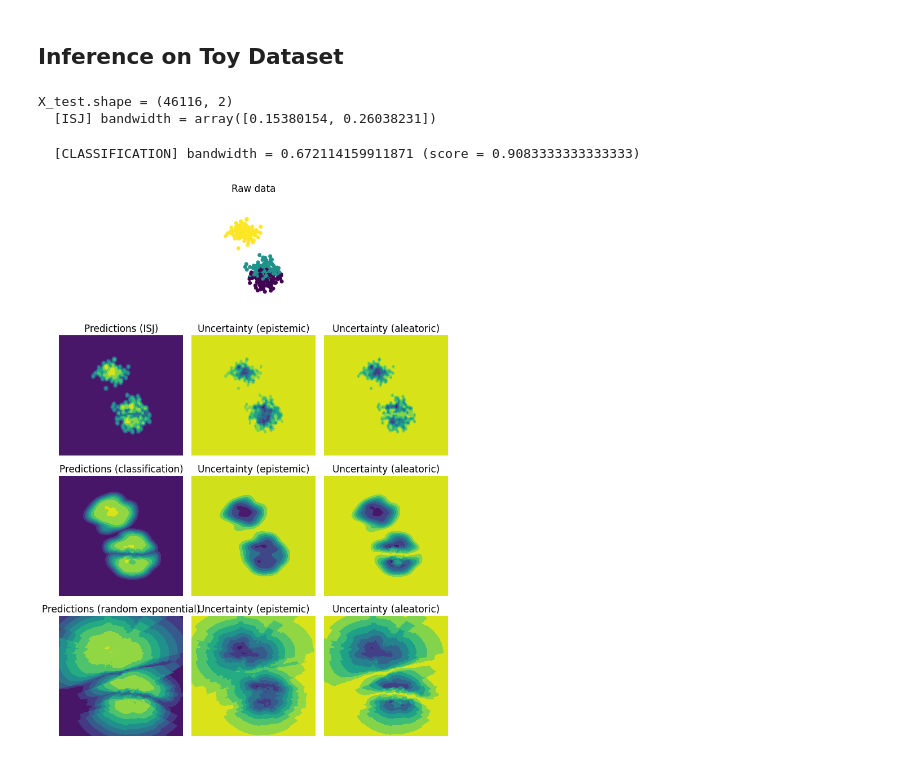
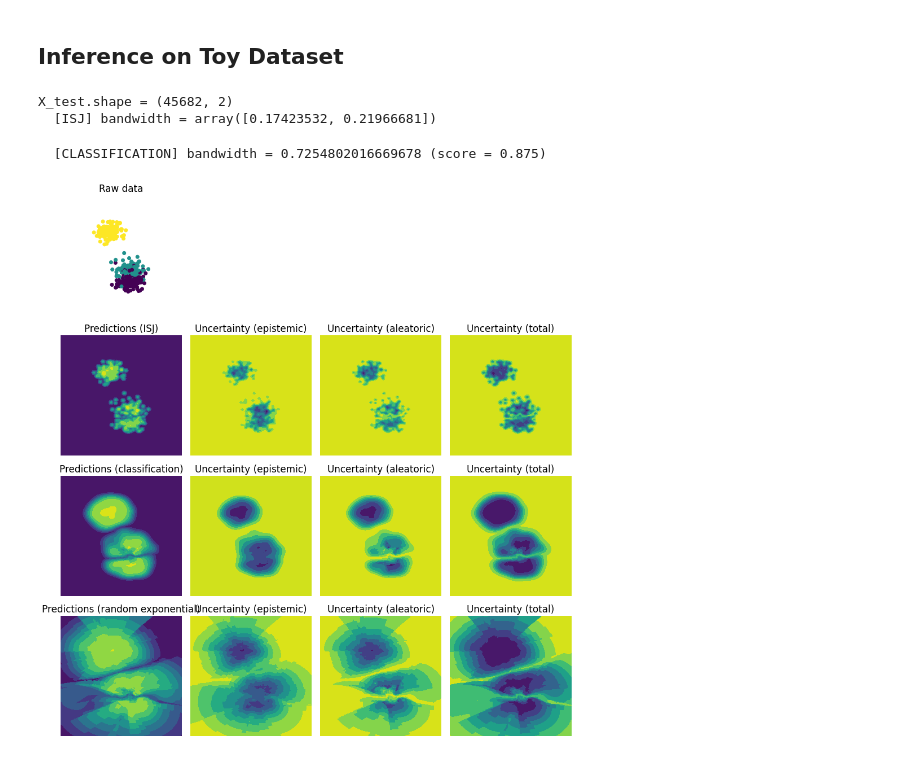
Before and after one commit to stat-ml/NUQ, a Jupyter notebook: examples/classification.ipynb, the cells around one changed output. Drawn from its saved outputs; the diff is of its cells as text; code cells hidden in the pictures.

Commit message:
feat: total uncertainty

```diff
--- a/examples/classification.ipynb
+++ b/examples/classification.ipynb
@@ -102,15 +102,15 @@ xx, yy = np.meshgrid(np.arange(x_min, x_max, h_x), np.arange(y_min, y_max, h_y))
 X_test = np.c_[xx.ravel(), yy.ravel()]
 print(f"{X_test.shape = }")
 
-fig, ax = plt.subplots(nrows=4, ncols=3, figsize=(10, 14), sharey=True)
+fig, ax = plt.subplots(nrows=4, ncols=4, figsize=(13, 14), sharey=True)
 ax = ax.ravel()
 
 for axis in ax:
     axis.axis("off")
-ax[1].set_title("Raw data")
-ax[1].scatter(X_train[:, 0], X_train[:, 1], c=y_train)
-ax[1].set_xlim(x_min, x_max)
-ax[1].set_ylim(y_min, y_max)
+ax[0].set_title("Raw data")
+ax[0].scatter(X_train[:, 0], X_train[:, 1], c=y_train)
+ax[0].set_xlim(x_min, x_max)
+ax[0].set_ylim(y_min, y_max)
 
 bandwidth_rand = np.random.exponential(1, X_train.shape[0])[:, None]
 fixed = "random exponential"
@@ -119,38 +119,38 @@ for i, tune_bandwidth in enumerate(["ISJ", "classification", fixed]):
         tune_bandwidth=tune_bandwidth.lower() if tune_bandwidth != fixed else None,
         kernel_type="RBF",
         n_neighbors=20,
         log_pN=0.0,
         sparse=False,
         verbose=True,
     )
 
     nuq.fit(
         X=X_train,
         y=y_train,
         bandwidth=bandwidth_rand if tune_bandwidth == fixed else None,
     )
 
     first_run = True
-    for j, return_uncertainty in enumerate(["epistemic", "aleatoric"]):
-        idx = 3 * (i + 1)
+    for j, return_uncertainty in enumerate(["epistemic", "aleatoric", "total"]):
+        idx = 4 * (i + 1)
 
         probs, log_uncertainty = nuq.predict_proba(
             X_test, return_uncertainty=return_uncertainty
         )
         if first_run:
             ax[idx].set_title(f"Predictions ({tune_bandwidth})")
             ax[idx].contourf(xx, yy, np.max(probs, axis=-1).reshape(*xx.shape))
             first_run = False
 
         ax[idx + j + 1].set_title(f"Uncertainty ({return_uncertainty})")
         ax[idx + j + 1].contourf(xx, yy, log_uncertainty.reshape(*xx.shape))
 
 plt.tight_layout()
 plt.show()
 # %% [output]
-X_test.shape = (46116, 2)
-  [ISJ] bandwidth = array([0.15380154, 0.26038231])
+X_test.shape = (45682, 2)
+  [ISJ] bandwidth = array([0.17423532, 0.21966681])
-  [CLASSIFICATION] bandwidth = 0.672114159911871 (score = 0.9083333333333333)
+  [CLASSIFICATION] bandwidth = 0.7254802016669678 (score = 0.875)
-[figure, old version]
+[figure, new version]
 # %%
 fig.savefig("nuq_classification.pdf")
```
Also changed, not shown: parts of 2 cells of this notebook, 4 other files.
